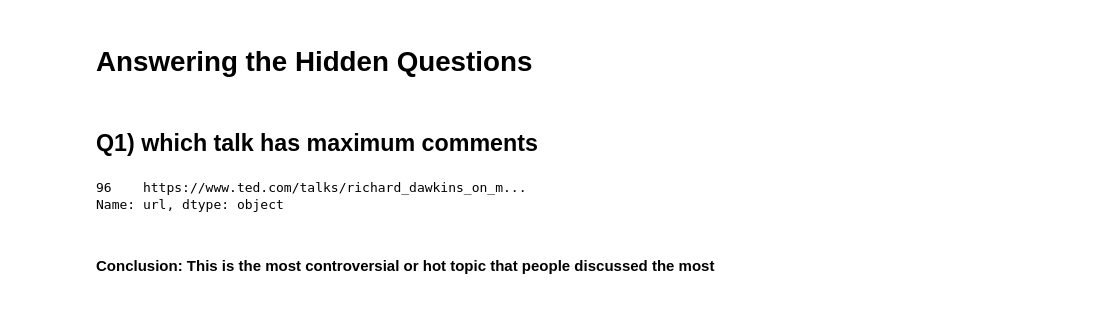
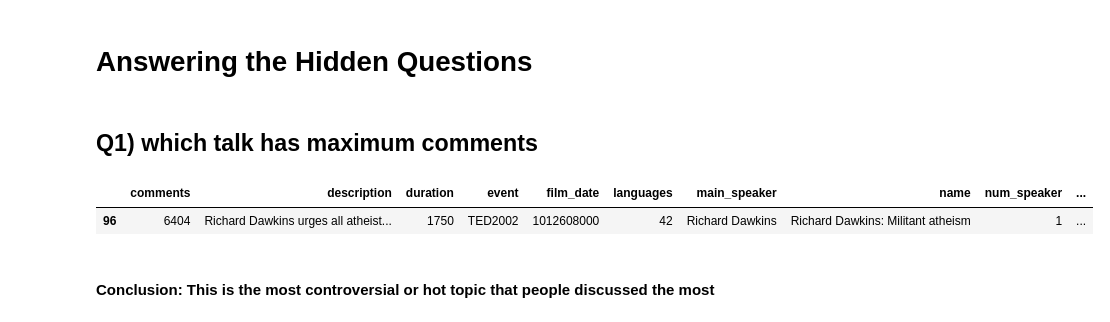
Before and after one commit to soumilshah1995/Data-Analysis-of-TED-Talk-Dataset-using-Python-Pandas-Seaborn, a Jupyter notebook: Ted Talk/Ted Talk Analysis.ipynb, the cells around one changed output. Saved outputs shown, nothing was run; the diff lists cells and outputs as text; code cells hidden in the pictures.

```diff
--- a/Ted Talk/Ted Talk Analysis.ipynb
+++ b/Ted Talk/Ted Talk Analysis.ipynb
@@ -127,10 +127,10 @@ Text(0.5, 1.0, 'Graph for Duration ')
 # %% [markdown]
 ## Q1) which talk has maximum comments
 # %%
-df[df["comments"] == df["comments"].max()]["url"]
+df[df["comments"] == df["comments"].max()]
 # %% [output]
-96    https://www.ted.com/talks/richard_dawkins_on_m...
-Name: url, dtype: object
+|  | comments | description | duration | event | film_date | languages | main_speaker | name | num_speaker | ... |
+| 96 | 6404 | Richard Dawkins urges all atheist... | 1750 | TED2002 | 1012608000 | 42 | Richard Dawkins | Richard Dawkins: Militant atheism | 1 | ... |
 # %% [markdown]
 #### Conclusion:  This is the most controversial  or hot topic that people discussed the most
 # %% [markdown]
```
Also changed, not shown: parts of 4 cells of this notebook.
